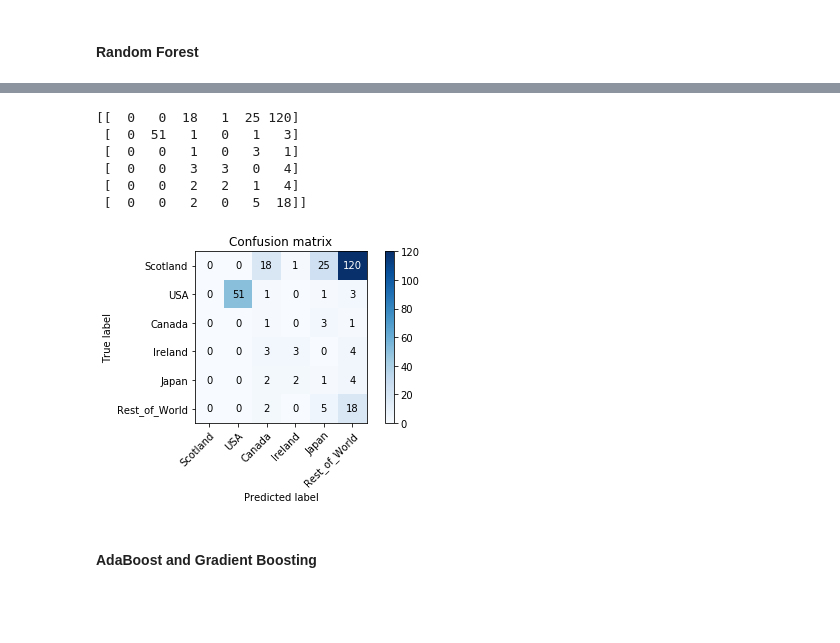
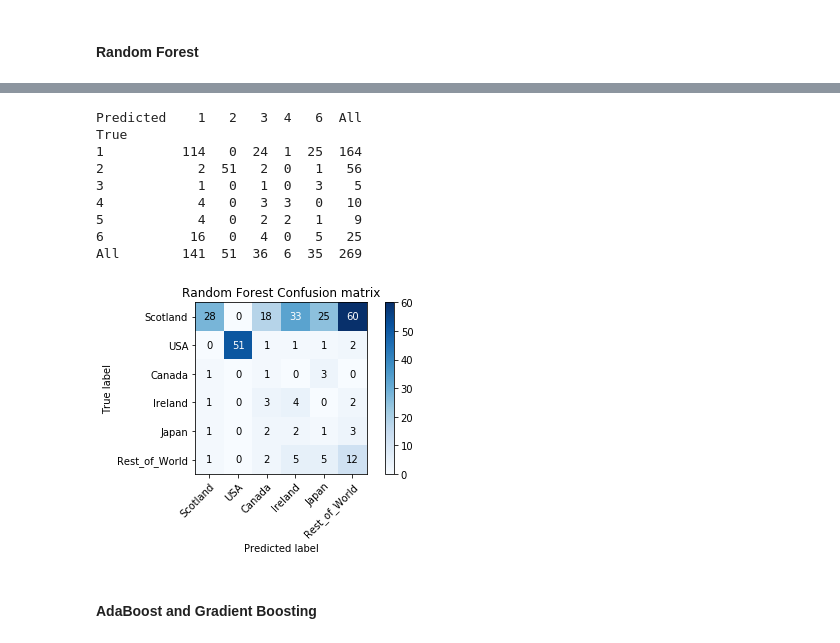
Before and after one commit to hamiltonchangcodes/project_whisky, a Jupyter notebook: Project 5.ipynb, the cells around one changed output, grey strips where cells are left out. Cells and saved outputs as stored; diff of their text form; code cells hidden in the pictures; blank space fills up the shorter version.

```diff
--- a/Project 5.ipynb
+++ b/Project 5.ipynb
@@ -343,3 +425,3 @@ def updateKNN(x, x_train, y_train):
 # %%
-updateKNN(5, x_train_resampled, y_train_resampled)
+updateKNN(1, x_train_resampled, y_train_resampled)
 # %% [output]
@@ -676,7 +762,7 @@ from sklearn.metrics import accuracy_score, confusion_matrix, classification_rep
 from sklearn.tree import DecisionTreeClassifier
 from sklearn.ensemble import BaggingClassifier, RandomForestClassifier
 # %%
-tree_clf = DecisionTreeClassifier(criterion = "gini", max_depth = 5, max_leaf_nodes = 8)
+tree_clf = DecisionTreeClassifier(criterion = "gini", max_depth = 5, max_leaf_nodes = 4)
 tree_clf.fit(x_train_resampled, y_train_resampled)
 # %% [output]
 DecisionTreeClassifier(class_weight=None, criterion='gini', max_depth=5,
@@ -806,7 +901,7 @@ plt.show()
 #### Random Forest
 # %%
 #Random Forest
-forest = RandomForestClassifier(n_estimators=100, max_depth= 5, max_leaf_nodes = 20)
+forest = RandomForestClassifier(n_estimators=100, max_depth= 5, max_leaf_nodes = 10)
 forest.fit(x_train_resampled, y_train_resampled)
 # %% [output]
 RandomForestClassifier(bootstrap=True, class_weight=None, criterion='gini',
@@ -823,5 +918,5 @@ forest.score(x_train_resampled, y_train_resampled)
 # %%
-RFpred = tree_clf.predict(x_test)
+RFpred = forest.predict(x_test)
 print(confusion_matrix(y_test, RFpred))
 print(classification_report(y_test, RFpred))
 # %% [output]
@@ -879,17 +972,21 @@ plot_feature_importances(rf_tree_2)
 # %%
 labels = ['Scotland', 'USA', 'Canada', 'Ireland', 'Japan', 'Rest_of_World']
 
-plot_confusion_matrix(y_test, pred, classes=labels,
-                      title='Confusion matrix')
+plot_confusion_matrix(y_test, RFpred, classes=labels,
+                      title='Random Forest Confusion matrix')
+plt.savefig("rf_confusion.png")
 plt.show()
 # %% [output]
-[[  0   0  18   1  25 120]
- [  0  51   1   0   1   3]
- [  0   0   1   0   3   1]
- [  0   0   3   3   0   4]
- [  0   0   2   2   1   4]
- [  0   0   2   0   5  18]]
+Predicted    1   2   3  4   6  All
+True
+1          114   0  24  1  25  164
+2            2  51   2  0   1   56
+3            1   0   1  0   3    5
+4            4   0   3  3   0   10
+5            4   0   2  2   1    9
+6           16   0   4  0   5   25
+All        141  51  36  6  35  269
-[figure, old version]
+[figure, new version]
 # %% [markdown]
 #### AdaBoost and Gradient Boosting
 # %%
```
Also changed, not shown: parts of 81 cells of this notebook, 20 other files.
